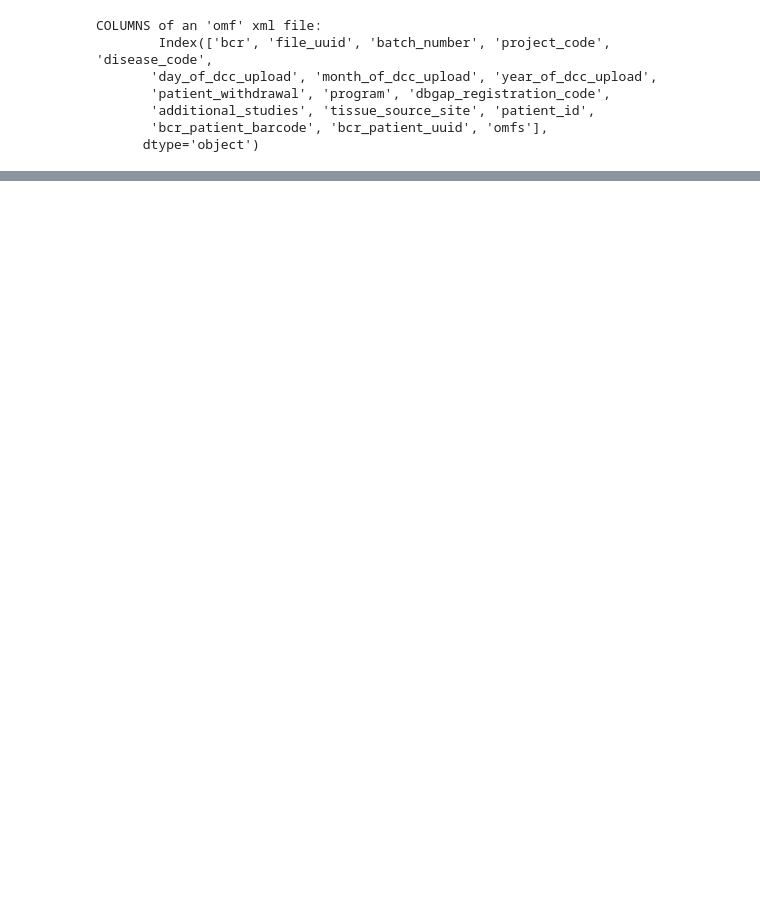
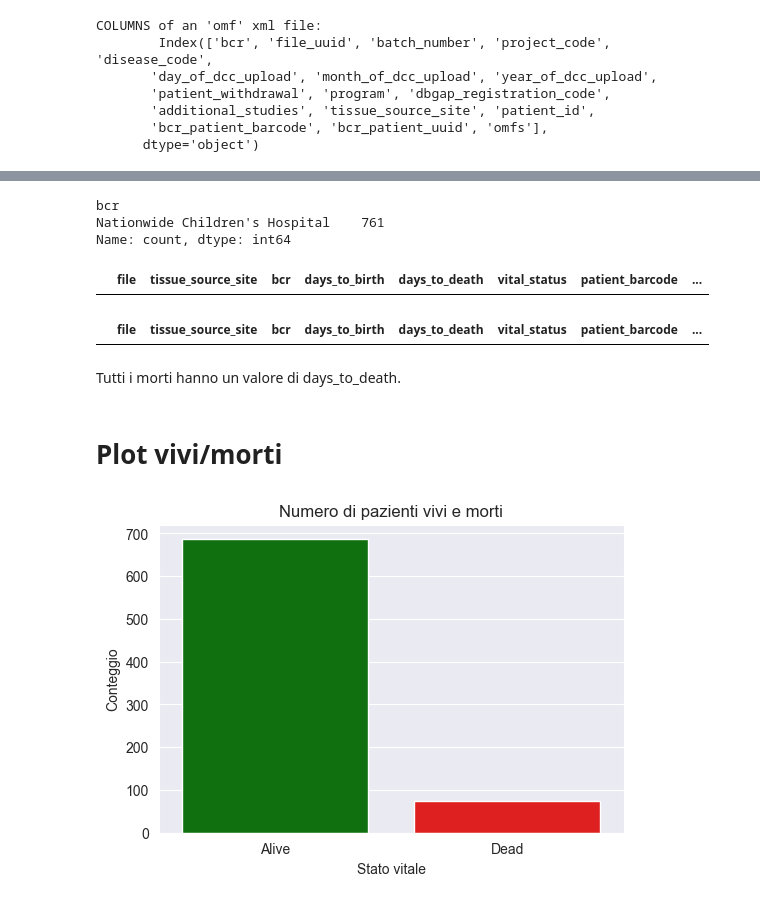
Before and after one commit to giorgiaBertacchini/miRNA_survival_analysis, a Jupyter notebook: notebooks/data_analysis.ipynb, the cells around one changed output, grey strips where cells are left out. Saved outputs shown, nothing was run; the diff lists cells and outputs as text; code cells hidden in the pictures; blank space fills up the shorter version.

```diff
--- a/notebooks/data_analysis.ipynb
+++ b/notebooks/data_analysis.ipynb
@@ -651,0 +387,2 @@ final_merged_df_to_save.shape
+# %%
+df = df.dropna(subset=['days_to_birth'])
@@ -651,0 +426,18 @@ final_merged_df_to_save.shape
+# %%
+df[['bcr']].value_counts()
+# %% [output]
+bcr
+Nationwide Children's Hospital    761
+Name: count, dtype: int64
+# %%
+df[df['tissue_source_site'] == 'A0']
+# %% [output]
+|  | file | tissue_source_site | bcr | days_to_birth | days_to_death | vital_status | patient_barcode | ... |
+# %%
+df[(df['vital_status'] == 'Dead') & (df['days_to_death'].isna())]
+# %% [output]
+|  | file | tissue_source_site | bcr | days_to_birth | days_to_death | vital_status | patient_barcode | ... |
+# %% [markdown]
+Tutti i morti hanno un valore di days_to_death.
+# %% [markdown]
+# Plot vivi/morti
@@ -651,0 +447,12 @@ final_merged_df_to_save.shape
+# %%
+status_counts = df['vital_status'].value_counts().reset_index()
+status_counts.columns = ['vital_status', 'count']
+
+plt.figure(figsize=(6,4))
+sns.barplot(data=status_counts, x='vital_status', y='count', hue='vital_status', palette={'Alive':'green','Dead':'red'}, dodge=False)
+plt.title('Numero di pazienti vivi e morti')
+plt.ylabel('Conteggio')
+plt.xlabel('Stato vitale')
+plt.show()
+# %% [output]
+[figure, added]
```
Also changed, not shown: parts of 77 cells of this notebook, 2 other files.
